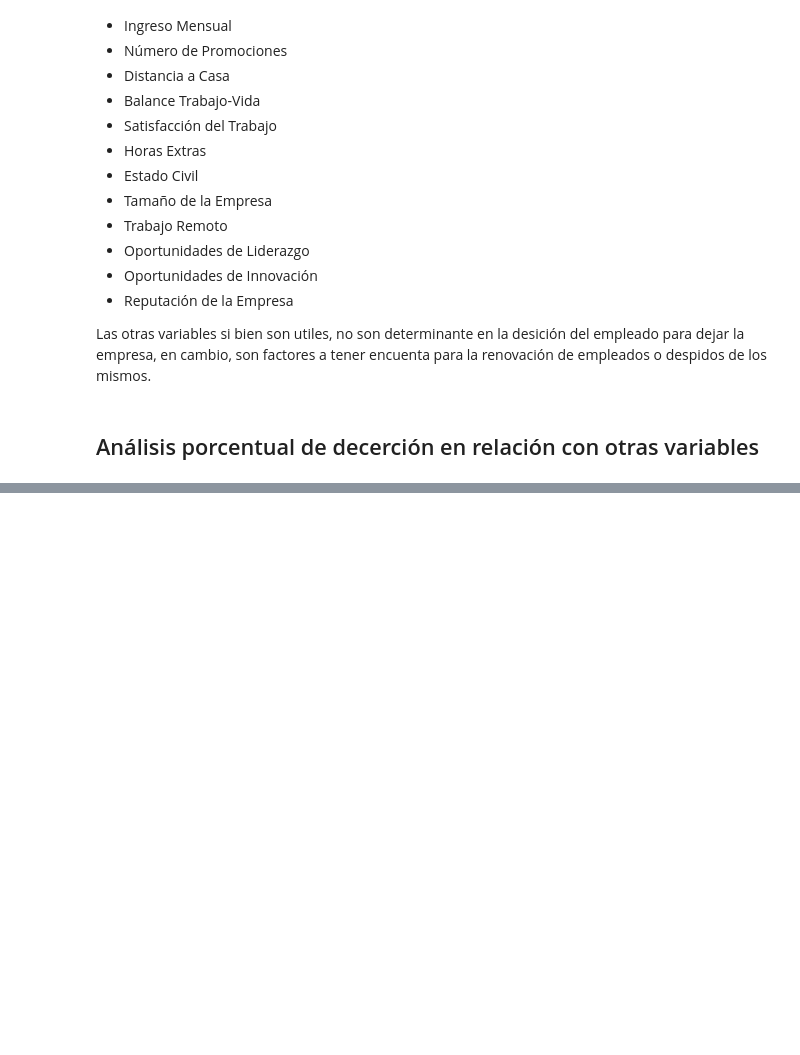
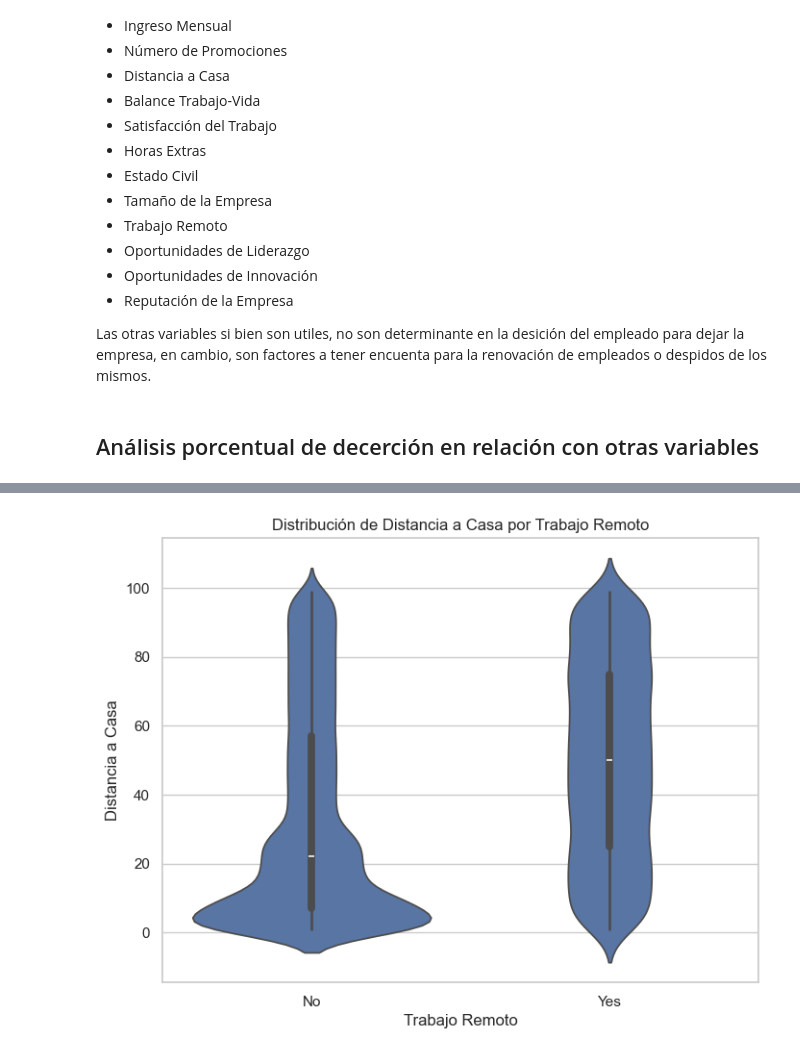
Before and after one commit to equipoPI/EDADesersionEmpleados, a Jupyter notebook: EDA desercion.ipynb, the cells around one changed output, grey strips where cells are left out. Saved outputs shown, nothing was run; the diff lists cells and outputs as text; code cells hidden in the pictures; blank space fills up the shorter version.

```diff
--- a/EDA desercion.ipynb
+++ b/EDA desercion.ipynb
@@ -474,0 +533,9 @@ plt.show()
+# %%
+plt.figure(figsize=(8, 6))
+sns.violinplot(x='Trabajo Remoto', y='Distancia a Casa', data=dfconcatenado)
+plt.title('Distribución de Distancia a Casa por Trabajo Remoto')
+plt.xlabel('Trabajo Remoto')
+plt.ylabel('Distancia a Casa')
+plt.show()
+# %% [output]
+[figure, added]
```
Also changed, not shown: parts of 9 cells of this notebook.
